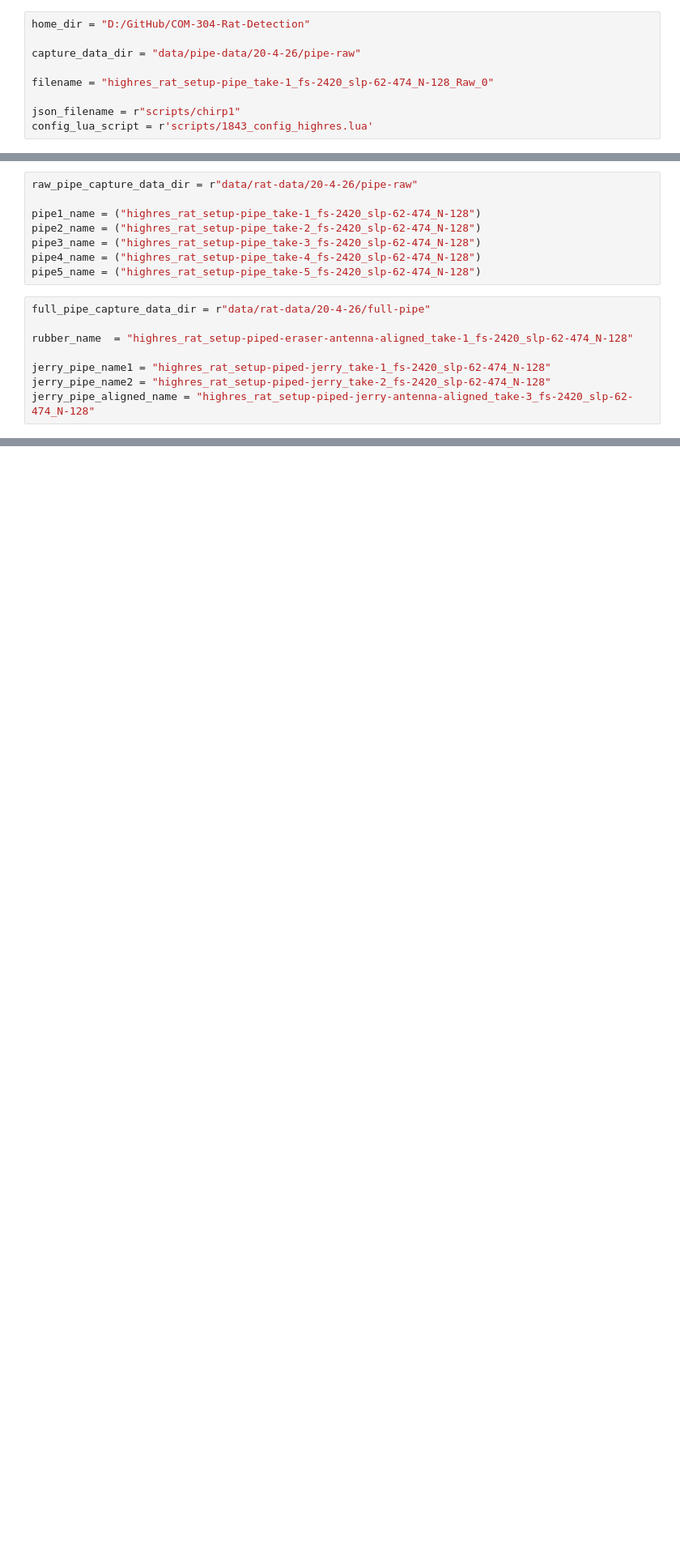
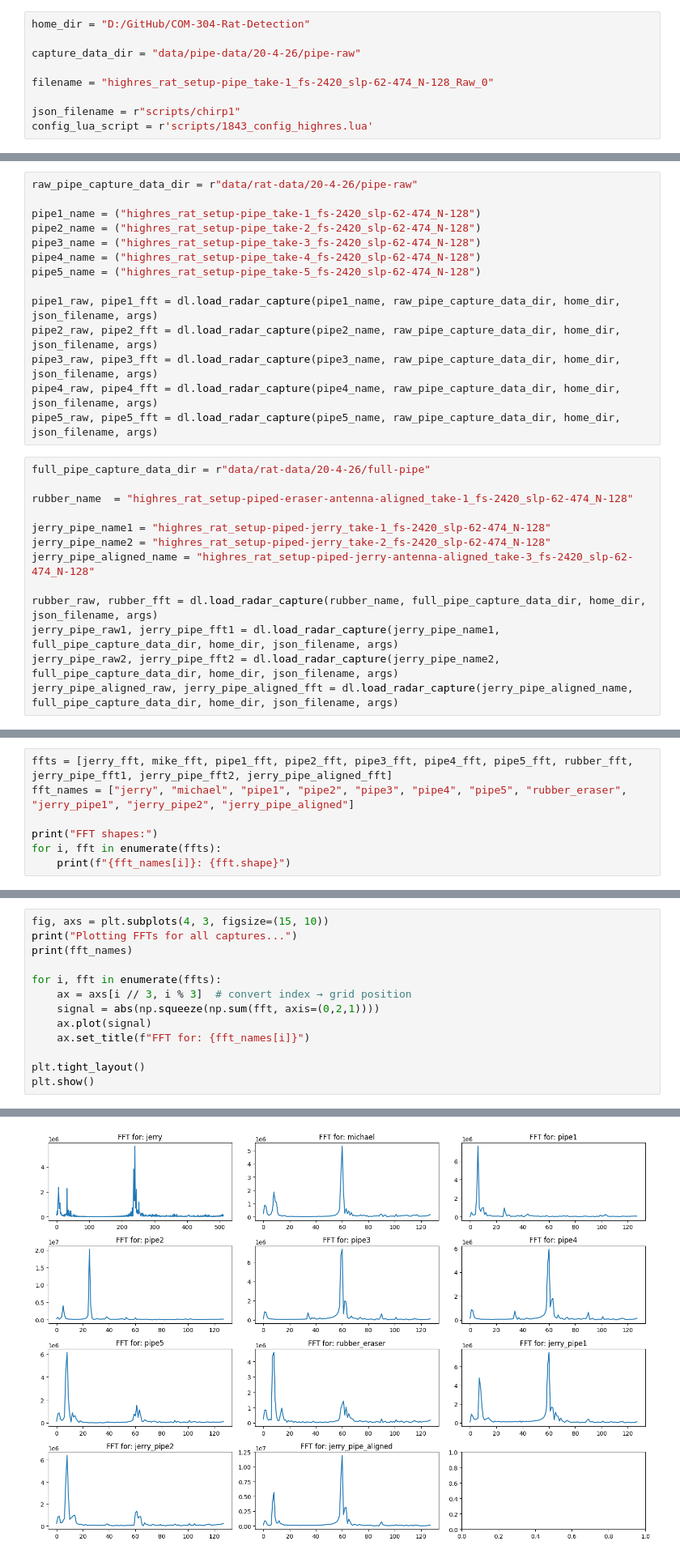
Before and after one commit to Janvdk5/COM-304-Rat-Detection, a Jupyter notebook: data_exploration/ml-test.ipynb, the cells around one changed output, grey strips where cells are left out. Shown at 81% size. Cells and saved outputs as stored; diff of their text form; blank space fills up the shorter version.

```diff
--- a/data_exploration/ml-test.ipynb
+++ b/data_exploration/ml-test.ipynb
@@ -119,6 +119,12 @@ pipe2_name = ("highres_rat_setup-pipe_take-2_fs-2420_slp-62-474_N-128")
 pipe3_name = ("highres_rat_setup-pipe_take-3_fs-2420_slp-62-474_N-128")
 pipe4_name = ("highres_rat_setup-pipe_take-4_fs-2420_slp-62-474_N-128")
 pipe5_name = ("highres_rat_setup-pipe_take-5_fs-2420_slp-62-474_N-128")
+
+pipe1_raw, pipe1_fft = dl.load_radar_capture(pipe1_name, raw_pipe_capture_data_dir, home_dir, json_filename, args)
+pipe2_raw, pipe2_fft = dl.load_radar_capture(pipe2_name, raw_pipe_capture_data_dir, home_dir, json_filename, args)
+pipe3_raw, pipe3_fft = dl.load_radar_capture(pipe3_name, raw_pipe_capture_data_dir, home_dir, json_filename, args)
+pipe4_raw, pipe4_fft = dl.load_radar_capture(pipe4_name, raw_pipe_capture_data_dir, home_dir, json_filename, args)
+pipe5_raw, pipe5_fft = dl.load_radar_capture(pipe5_name, raw_pipe_capture_data_dir, home_dir, json_filename, args)
 # %%
 full_pipe_capture_data_dir = r"data/rat-data/20-4-26/full-pipe"
 
@@ -127,3 +133,8 @@ rubber_name  = "highres_rat_setup-piped-eraser-antenna-aligned_take-1_fs-2420_sl
 jerry_pipe_name1 = "highres_rat_setup-piped-jerry_take-1_fs-2420_slp-62-474_N-128"
 jerry_pipe_name2 = "highres_rat_setup-piped-jerry_take-2_fs-2420_slp-62-474_N-128"
 jerry_pipe_aligned_name = "highres_rat_setup-piped-jerry-antenna-aligned_take-3_fs-2420_slp-62-474_N-128"
+
+rubber_raw, rubber_fft = dl.load_radar_capture(rubber_name, full_pipe_capture_data_dir, home_dir, json_filename, args)
+jerry_pipe_raw1, jerry_pipe_fft1 = dl.load_radar_capture(jerry_pipe_name1, full_pipe_capture_data_dir, home_dir, json_filename, args)
+jerry_pipe_raw2, jerry_pipe_fft2 = dl.load_radar_capture(jerry_pipe_name2, full_pipe_capture_data_dir, home_dir, json_filename, args)
+jerry_pipe_aligned_raw, jerry_pipe_aligned_fft = dl.load_radar_capture(jerry_pipe_aligned_name, full_pipe_capture_data_dir, home_dir, json_filename, args)
@@ -175,0 +141,7 @@ FileNotFoundError: [WinError 3] The system cannot find the path specified: 'data
+# %%
+ffts = [jerry_fft, mike_fft, pipe1_fft, pipe2_fft, pipe3_fft, pipe4_fft, pipe5_fft, rubber_fft, jerry_pipe_fft1, jerry_pipe_fft2, jerry_pipe_aligned_fft]
+fft_names = ["jerry", "michael", "pipe1", "pipe2", "pipe3", "pipe4", "pipe5", "rubber_eraser", "jerry_pipe1", "jerry_pipe2", "jerry_pipe_aligned"]
+
+print("FFT shapes:")
+for i, fft in enumerate(ffts):
+    print(f"{fft_names[i]}: {fft.shape}")
@@ -175,0 +173,14 @@ FileNotFoundError: [WinError 3] The system cannot find the path specified: 'data
+# %%
+fig, axs = plt.subplots(4, 3, figsize=(15, 10))
+print("Plotting FFTs for all captures...")
+print(fft_names)
+
+for i, fft in enumerate(ffts):
+    ax = axs[i // 3, i % 3]  # convert index → grid position
+    signal = abs(np.squeeze(np.sum(fft, axis=(0,2,1))))
+    ax.plot(signal)
+    ax.set_title(f"FFT for: {fft_names[i]}")
+
+plt.tight_layout()
+plt.show()
+# %% [output]
@@ -175,0 +189 @@ FileNotFoundError: [WinError 3] The system cannot find the path specified: 'data
+[figure, added]
```
Also changed, not shown: parts of 20 cells of this notebook, 2 other files.
